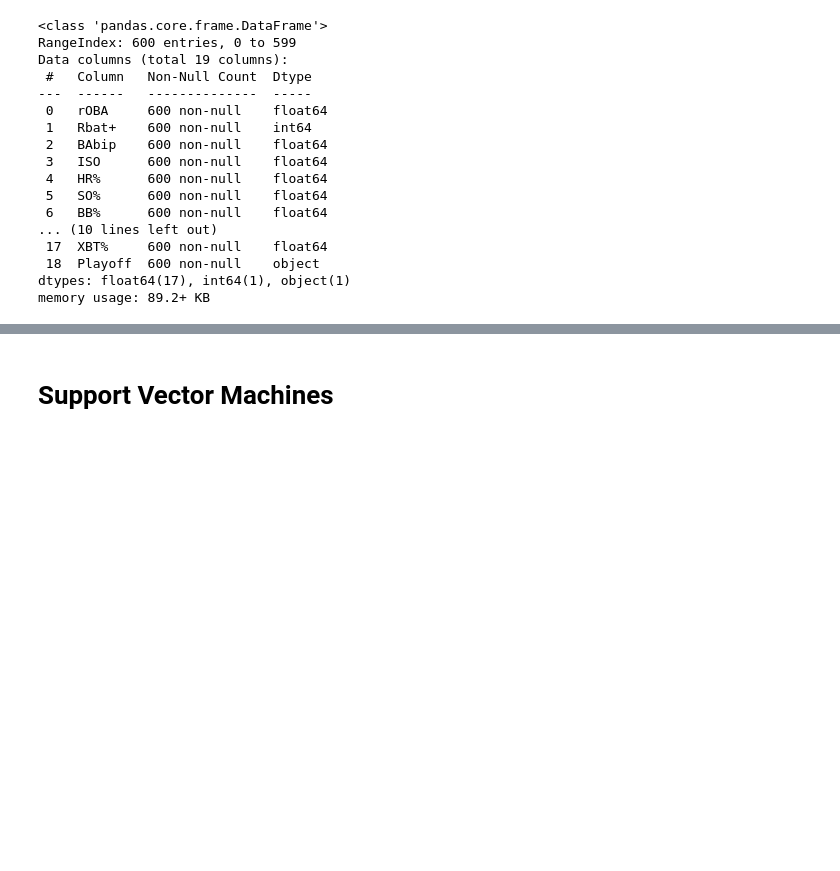
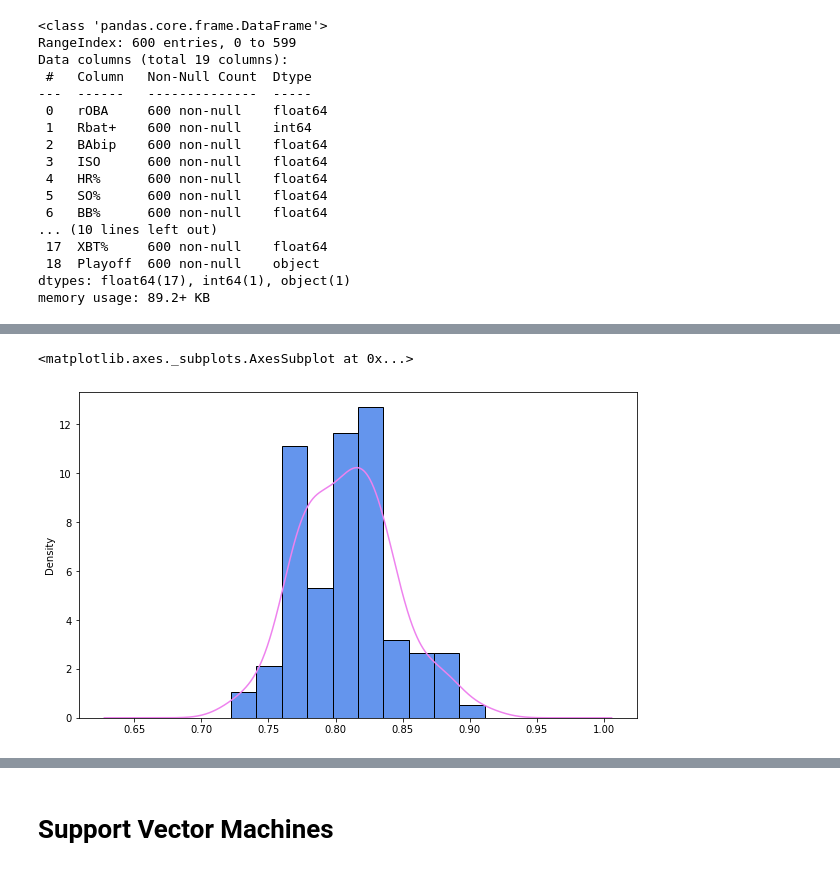
Before and after one commit to the-data-science-union/DSU-S2022-MLB, a Jupyter notebook: Code and Work/Hitting/Advanced Batting/AdvancedBatting_ML.ipynb, the cells around one changed output, grey strips where cells are left out. Drawn from its saved outputs; the diff is of its cells as text; code cells hidden in the pictures; blank space fills up the shorter version.

```diff
--- a/Code and Work/Hitting/Advanced Batting/AdvancedBatting_ML.ipynb
+++ b/Code and Work/Hitting/Advanced Batting/AdvancedBatting_ML.ipynb
@@ -171,0 +163,25 @@ ML_2022_Predictions.loc[ML_2022_Predictions['Playoff Predictions']=='Yes']
+# %%
+LR_accuracy_scores=[]
+n_iterations = 100
+LR_2022_Predictions=dict()
+for iteration in range(n_iterations):
+  X_train, X_test, Y_train, Y_test = train_test_split(X,Y, test_size=0.15)
+  logregModel.fit(X_train, Y_train)
+
+  predicted = logregModel.predict(X_test)
+  actual = Y_test
+
+  LR_accuracy_scores.append(metrics.accuracy_score(actual, predicted))
+
+  pred_2022 = logregModel.predict(ML_2022Data)
+
+  LR_2022_Df=pd.DataFrame({'2022 Teams': data2022.Tm, 'Playoff Predictions':pred_2022})
+
+  teams_to_add = LR_2022_Df.loc[LR_2022_Df['Playoff Predictions']=='Yes']['2022 Teams']
+
+  for team in teams_to_add:
+    if team in LR_2022_Predictions.keys():
+      LR_2022_Predictions[team] = LR_2022_Predictions[team] + 1
+    else:
+      LR_2022_Predictions[team] = 1
+LR_2022_Predictions
@@ -171,0 +195,3 @@ ML_2022_Predictions.loc[ML_2022_Predictions['Playoff Predictions']=='Yes']
+# %%
+LR_accuracy_scores = pd.Series(LR_accuracy_scores)
+LR_accuracy_scores.describe()
@@ -171,0 +208,7 @@ ML_2022_Predictions.loc[ML_2022_Predictions['Playoff Predictions']=='Yes']
+# %%
+plt.figure(figsize=(10,6))
+plt.hist(LR_accuracy_scores, density=True, color='cornflowerblue', edgecolor='k' )
+LR_accuracy_scores.plot(kind='kde',color='violet')
+# %% [output]
+<matplotlib.axes._subplots.AxesSubplot at 0x...>
+[figure, added]
```
Also changed, not shown: parts of 29 cells of this notebook, 2 other files.
